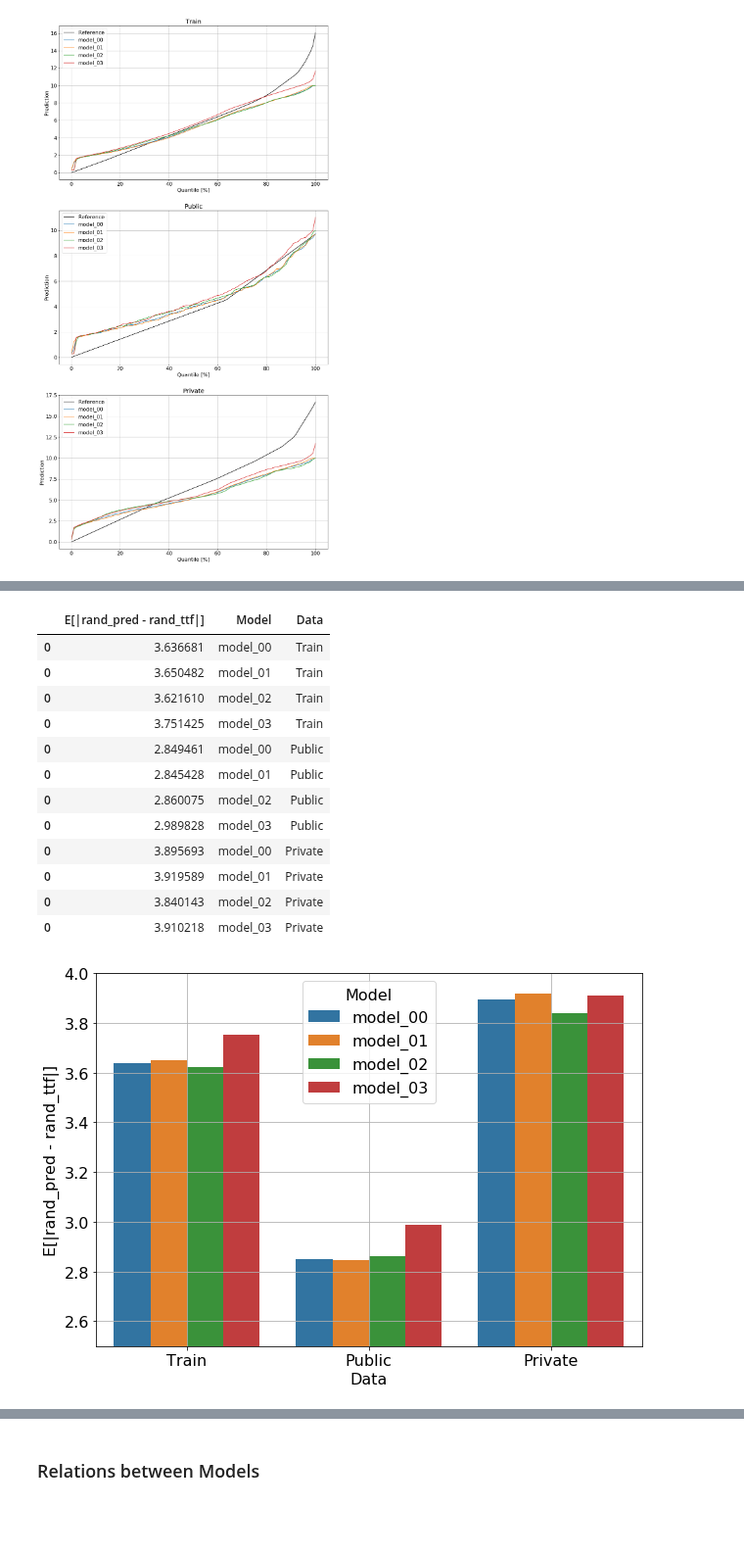
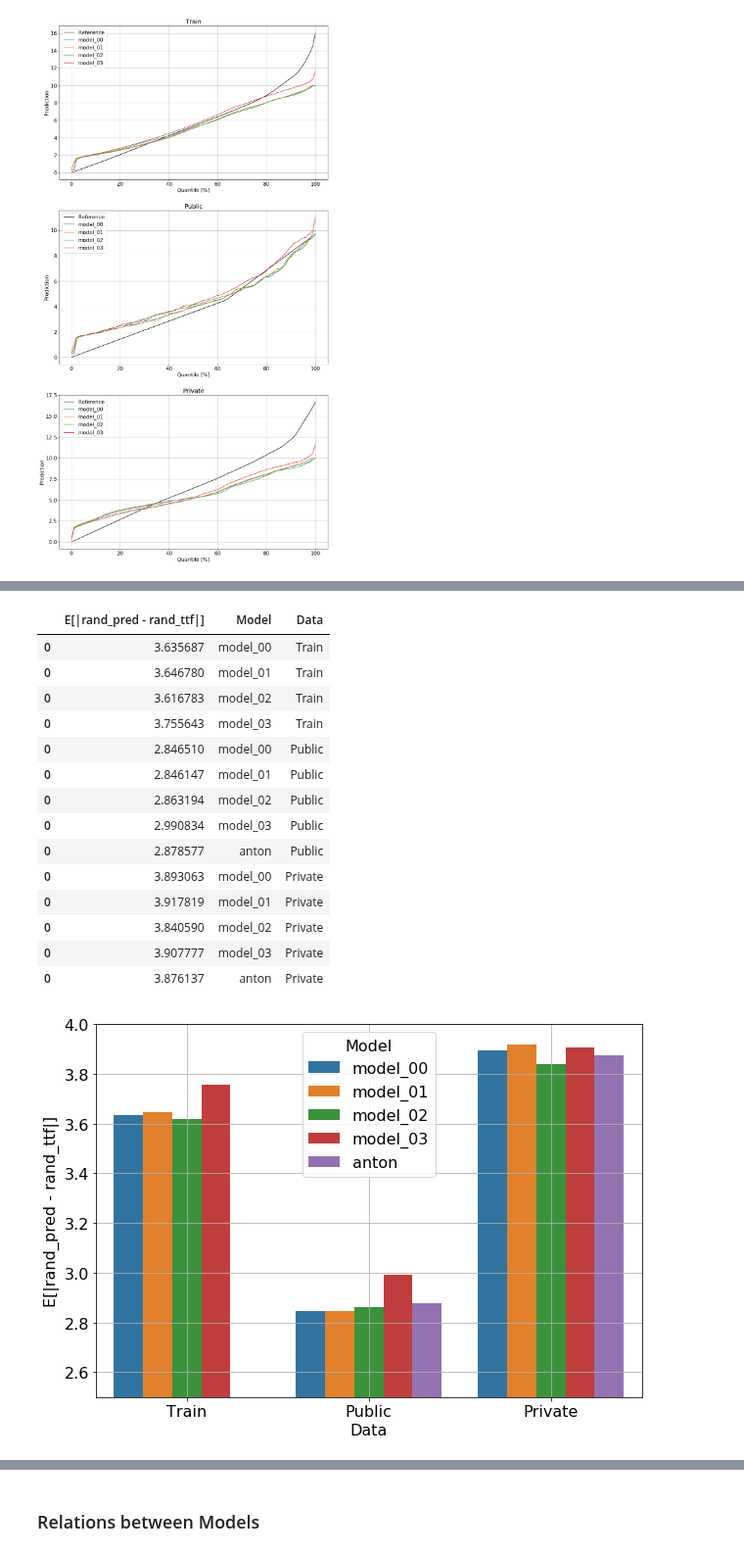
Before and after one commit to ido90/Earthquakes, a Jupyter notebook: Features Analysis/final_models_analysis.ipynb, the cells around one changed output, grey strips where cells are left out. Shown at 98% size. Cells and saved outputs as stored; diff of their text form; code cells hidden in the pictures; blank space fills up the shorter version.

```diff
--- a/Features Analysis/final_models_analysis.ipynb
+++ b/Features Analysis/final_models_analysis.ipynb
@@ -78,6 +75,7 @@ p_test = pd.DataFrame({f'model_{i:02d}':np.load(PREDS/f'predictions-{i:02d}.npy'
 # test ttf reference ( = currently best submission)
 test_ref = pd.read_csv('test_ref.csv').time_to_failure.values # array of estimated test ttf
 # %%
+p_test['anton'] = pd.read_csv('anton_submission.csv').time_to_failure
 p_public = p_test.loc[public_ids]
 p_private = p_test.loc[np.logical_not(public_ids)]
 train_ref = meta.qt
@@ -133,6 +131,7 @@ Contents:
 # %%
 n_models = p_train.shape[1]
 models = p_train.columns
+models_test = p_test.columns
 p_train.shape
 # %% [output]
 (21988, 4)
@@ -148,7 +147,7 @@ e_train = p_train[estimates].copy()
 for m in e_train.columns:
     e_train[m] = p_train[m] - train_ref
 
-e_public = p_public[estimates].copy()
+e_public = p_public[models_test].copy()
 for m in e_public.columns:
     e_public[m] = p_public[m] - public_ref
 # %% [markdown]
@@ -241,7 +293,7 @@ ax.legend()
 
 ax = axs[1]
 ax.plot(list(range(101)), np.quantile(d_public, np.arange(0,1.0001,1/100)), color='k', label='Reference')
-for m in models:
+for m in models_test:
     ax.plot(list(range(101)), np.quantile(p_public[m], np.arange(0,1.0001,1/100)), label=m)
 ax.set_title('Public')
 ax.set_xlabel('Quantile [%]')
@@ -251,7 +303,7 @@ ax.legend()
 
 ax = axs[2]
 ax.plot(list(range(101)), np.quantile(d_private, np.arange(0,1.0001,1/100)), color='k', label='Reference')
-for m in models:
+for m in models_test:
     ax.plot(list(range(101)), np.quantile(p_private[m], np.arange(0,1.0001,1/100)), label=m)
 ax.set_title('Private')
 ax.set_xlabel('Quantile [%]')
@@ -290,28 +342,30 @@ plt.legend()
 # %%
 dd = pd.concat([pd.DataFrame(
     {'E[|rand_pred - rand_ttf|]':dist_dist(p[m],p0), 'Model':m, 'Data':('Train','Public','Private')[i]}, index=[0])
-                for i,(p,p0) in enumerate(zip((p_train,p_public,p_private),(d_train,d_public,d_private))) for m in models])
+                for i,(p,p0) in enumerate(zip((p_train,p_public,p_private),(d_train,d_public,d_private))) for m in p.columns])
 plt.figure(figsize=(10,7))
 sns.barplot(data=dd, x='Data', hue='Model', y='E[|rand_pred - rand_ttf|]')
 plt.ylim((2.5,4))
 plt.grid()
 
 dd
 # %% [output]
 |  | E[|rand_pred - rand_ttf|] | Model | Data |
-| 0 | 3.636681 | model_00 | Train |
-| 0 | 3.650482 | model_01 | Train |
-| 0 | 3.621610 | model_02 | Train |
-| 0 | 3.751425 | model_03 | Train |
-| 0 | 2.849461 | model_00 | Public |
-| 0 | 2.845428 | model_01 | Public |
-| 0 | 2.860075 | model_02 | Public |
-| 0 | 2.989828 | model_03 | Public |
-| 0 | 3.895693 | model_00 | Private |
-| 0 | 3.919589 | model_01 | Private |
-| 0 | 3.840143 | model_02 | Private |
-| 0 | 3.910218 | model_03 | Private |
+| 0 | 3.635687 | model_00 | Train |
+| 0 | 3.646780 | model_01 | Train |
+| 0 | 3.616783 | model_02 | Train |
+| 0 | 3.755643 | model_03 | Train |
+| 0 | 2.846510 | model_00 | Public |
+| 0 | 2.846147 | model_01 | Public |
+| 0 | 2.863194 | model_02 | Public |
+| 0 | 2.990834 | model_03 | Public |
+| 0 | 2.878577 | anton | Public |
+| 0 | 3.893063 | model_00 | Private |
+| 0 | 3.917819 | model_01 | Private |
+| 0 | 3.840590 | model_02 | Private |
+| 0 | 3.907777 | model_03 | Private |
+| 0 | 3.876137 | anton | Private |
-[figure, old version]
+[figure, new version]
 # %%
 _, axs = plt.subplots(3,1, figsize=(18,21))
 
```
Also changed, not shown: parts of 18 cells of this notebook.
